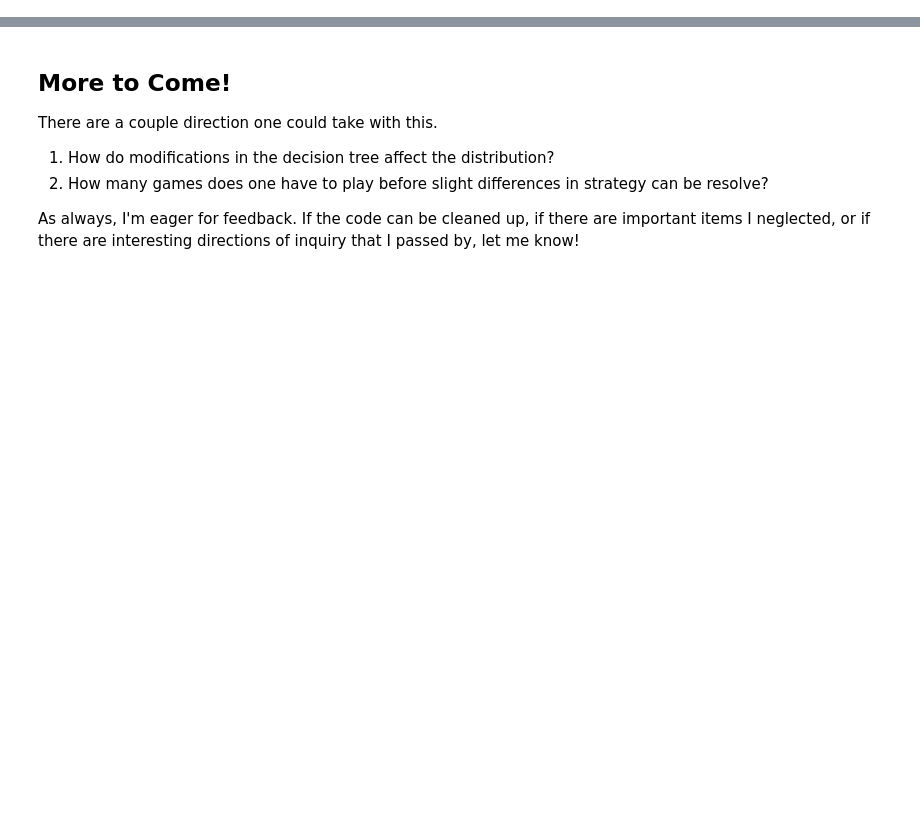
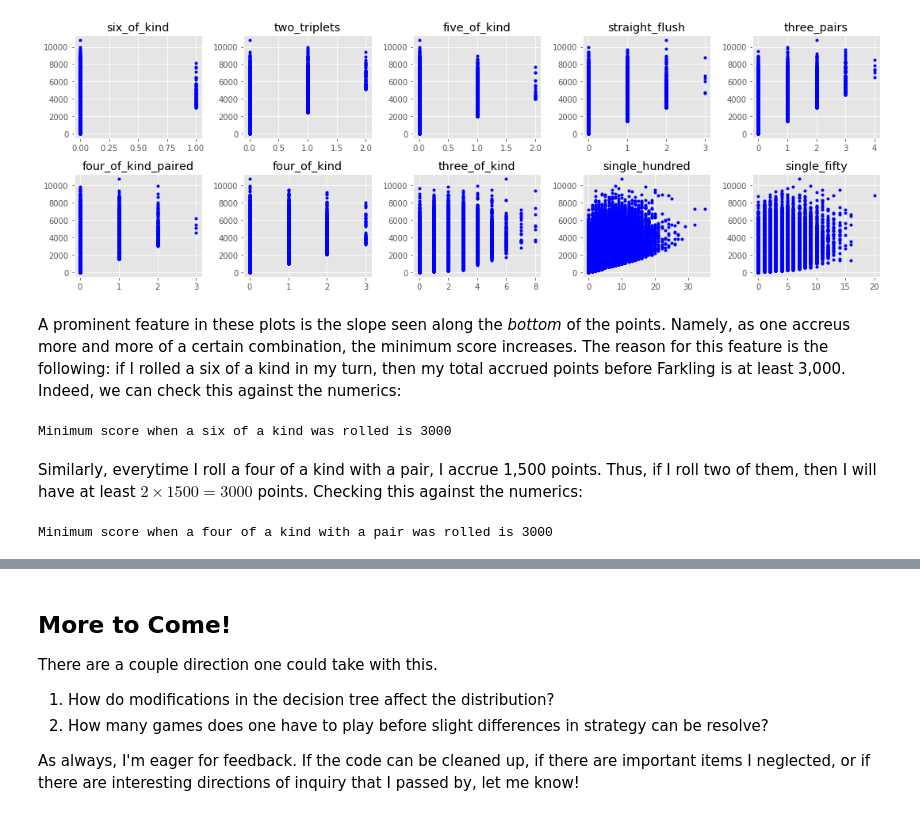
Before and after one commit to ecrowell4/RecreationalAnalytics, a Jupyter notebook: GameOfDice.ipynb, the cells around one changed output, grey strips where cells are left out. Cells and saved outputs as stored; diff of their text form; code cells hidden in the pictures; blank space fills up the shorter version.

```diff
--- a/GameOfDice.ipynb
+++ b/GameOfDice.ipynb
@@ -87,0 +113,22 @@ _ = plt.ylabel('Number of occurrences')
+# %%
+fig, axes = plt.subplots(2,5,figsize=(15, 5))
+for i, ax in enumerate(axes.flatten()):
+    _ = ax.plot(df[column_names[i+1]].values, df['score'].values, marker='.', linestyle='none', color='blue')
+    _ = ax.set_title(column_names[i+1])
+plt.tight_layout()
+# %% [output]
+[figure, added]
+# %% [markdown]
+A prominent feature in these plots is the slope seen along the *bottom* of the points. Namely, as one accreus more and more of a certain combination, the minimum score increases. The reason for this feature is the following: if I rolled a six of a kind in my turn, then my total accrued points before Farkling is at least 3,000. Indeed, we can check this against the numerics:
+# %%
+val = df[df.six_of_kind==1]['score'].values.min()
+print('Minimum score when a six of a kind was rolled is {}'.format(int(val)))
+# %% [output]
+Minimum score when a six of a kind was rolled is 3000
+# %% [markdown]
+Similarly, everytime I roll a four of a kind with a pair, I accrue 1,500 points. Thus, if I roll two of them, then I will have at least $2\times 1500=3000$ points. Checking this against the numerics:
+# %%
+val = df[df.four_of_kind_paired==2]['score'].values.min()
+print('Minimum score when a four of a kind with a pair was rolled is {}'.format(int(val)))
+# %% [output]
+Minimum score when a four of a kind with a pair was rolled is 3000
```
Also changed, not shown: parts of 23 cells of this notebook.
